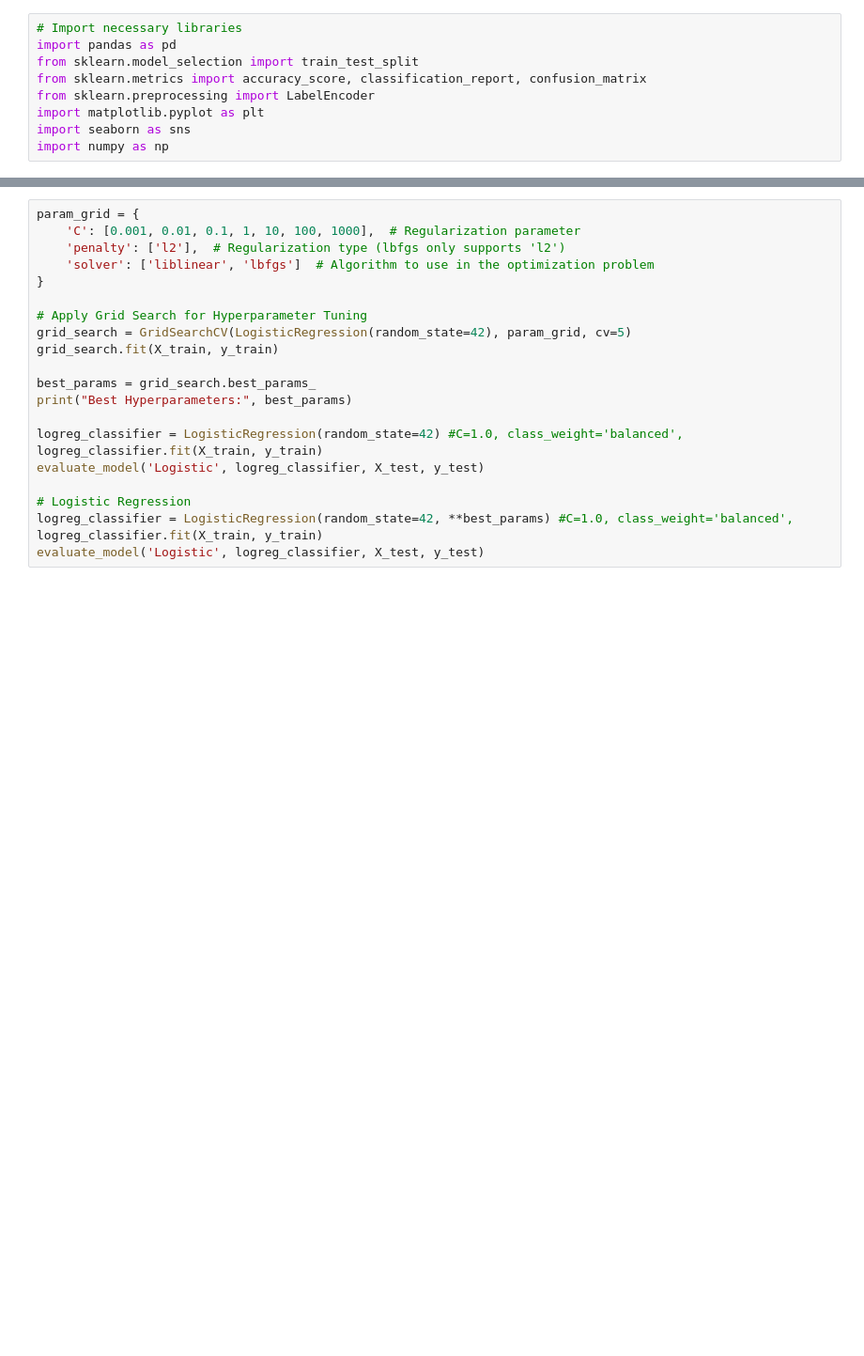
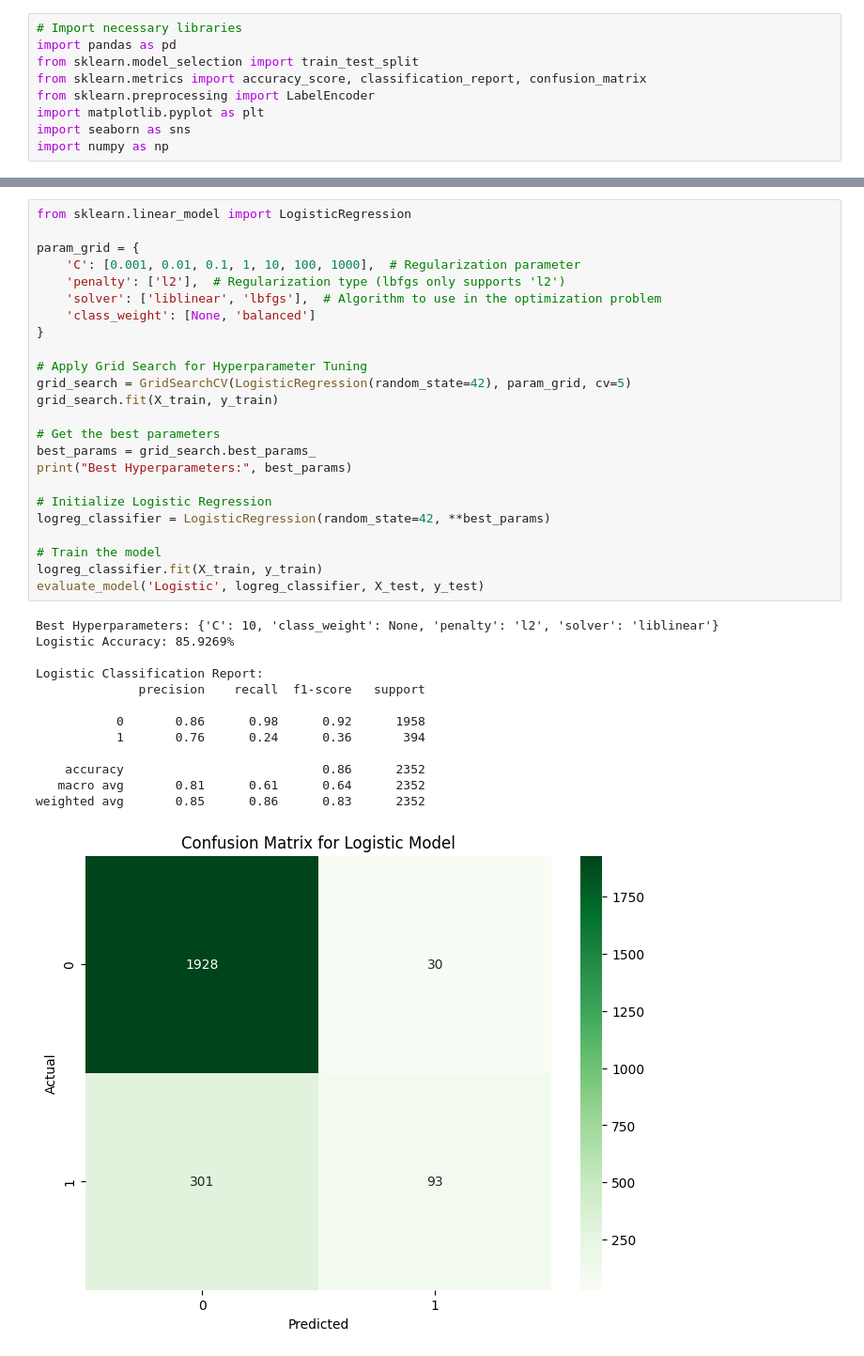
Before and after one commit to MilkJJ/6006CEM-MACHINE-LEARNING, a Jupyter notebook: ticket classification.ipynb, the cells around one changed output, grey strips where cells are left out. Shown at 94% size. Cells and saved outputs as stored; diff of their text form; blank space fills up the shorter version.

```diff
--- a/ticket classification.ipynb
+++ b/ticket classification.ipynb
@@ -349,22 +366,38 @@ KeyboardInterrupt:
 # %%
+from sklearn.linear_model import LogisticRegression
+
 param_grid = {
     'C': [0.001, 0.01, 0.1, 1, 10, 100, 1000],  # Regularization parameter
     'penalty': ['l2'],  # Regularization type (lbfgs only supports 'l2')
-    'solver': ['liblinear', 'lbfgs']  # Algorithm to use in the optimization problem
+    'solver': ['liblinear', 'lbfgs'],  # Algorithm to use in the optimization problem
+    'class_weight': [None, 'balanced']
 }
 
 # Apply Grid Search for Hyperparameter Tuning
 grid_search = GridSearchCV(LogisticRegression(random_state=42), param_grid, cv=5)
 grid_search.fit(X_train, y_train)
 
+# Get the best parameters
 best_params = grid_search.best_params_
 print("Best Hyperparameters:", best_params)
 
-logreg_classifier = LogisticRegression(random_state=42) #C=1.0, class_weight='balanced',
+# Initialize Logistic Regression
+logreg_classifier = LogisticRegression(random_state=42, **best_params)
+
+# Train the model
 logreg_classifier.fit(X_train, y_train)
 evaluate_model('Logistic', logreg_classifier, X_test, y_test)
-
-# Logistic Regression
-logreg_classifier = LogisticRegression(random_state=42, **best_params) #C=1.0, class_weight='balanced',
-logreg_classifier.fit(X_train, y_train)
-evaluate_model('Logistic', logreg_classifier, X_test, y_test)
+# %% [output]
+Best Hyperparameters: {'C': 10, 'class_weight': None, 'penalty': 'l2', 'solver': 'liblinear'}
+Logistic Accuracy: 85.9269%
+
+Logistic Classification Report:
+              precision    recall  f1-score   support
+
+           0       0.86      0.98      0.92      1958
+           1       0.76      0.24      0.36       394
+
+    accuracy                           0.86      2352
+   macro avg       0.81      0.61      0.64      2352
+weighted avg       0.85      0.86      0.83      2352
+[figure, added]
```
Also changed, not shown: parts of 10 cells of this notebook.
